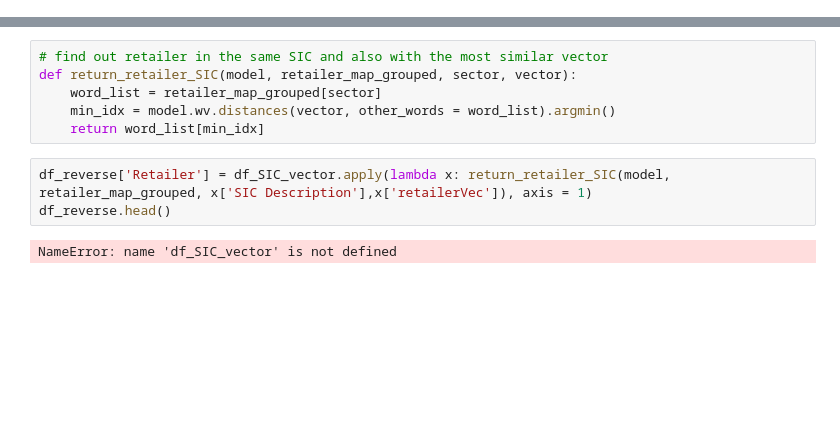
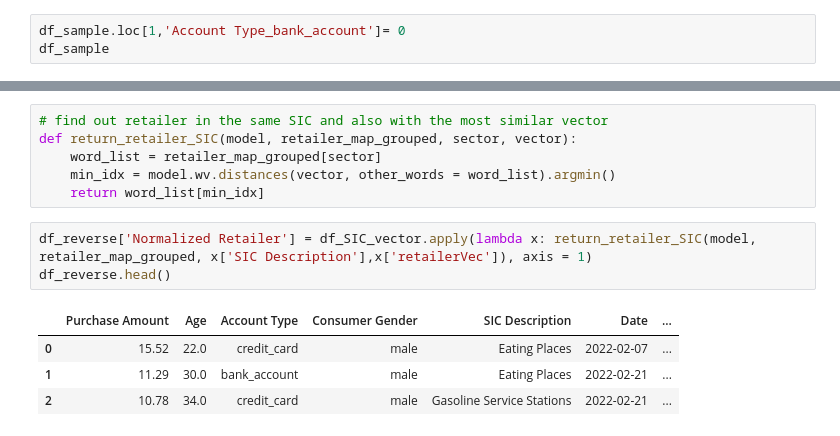
Before and after one commit to rui-zhang-ocean/Predict_Transactions, a Jupyter notebook: build_synthesizer.ipynb, the cells around one changed output, grey strips where cells are left out. Saved outputs shown, nothing was run; the diff lists cells and outputs as text; blank space fills up the shorter version.

```diff
--- a/build_synthesizer.ipynb
+++ b/build_synthesizer.ipynb
@@ -341,3 +341,6 @@ df_gender = reverse_dummy(df_sample,'Consumer Gender')
 df_SIC = reverse_dummy(df_sample,'SIC Description')
 df_dw = reverse_dummy(df_sample,'day_of_week')
 df_pm = reverse_dummy(df_sample,'period_of_month')
+# %%
+df_sample.loc[1,'Account Type_bank_account']= 0
+df_sample
@@ -447,7 +462,10 @@ def return_retailer_SIC(model, retailer_map_grouped, sector, vector):
     min_idx = model.wv.distances(vector, other_words = word_list).argmin()
     return word_list[min_idx]
 # %%
-df_reverse['Retailer'] = df_SIC_vector.apply(lambda x: return_retailer_SIC(model, retailer_map_grouped, x['SIC Description'],x['retailerVec']), axis = 1)
+df_reverse['Normalized Retailer'] = df_SIC_vector.apply(lambda x: return_retailer_SIC(model, retailer_map_grouped, x['SIC Description'],x['retailerVec']), axis = 1)
 df_reverse.head()
 # %% [output]
-NameError: name 'df_SIC_vector' is not defined
+|  | Purchase Amount | Age | Account Type | Consumer Gender | SIC Description | Date | ... |
+| 0 | 15.52 | 22.0 | credit_card | male | Eating Places | 2022-02-07 | ... |
+| 1 | 11.29 | 30.0 | bank_account | male | Eating Places | 2022-02-21 | ... |
+| 2 | 10.78 | 34.0 | credit_card | male | Gasoline Service Stations | 2022-02-21 | ... |
```
Also changed, not shown: parts of 8 cells of this notebook, 9 other files.
